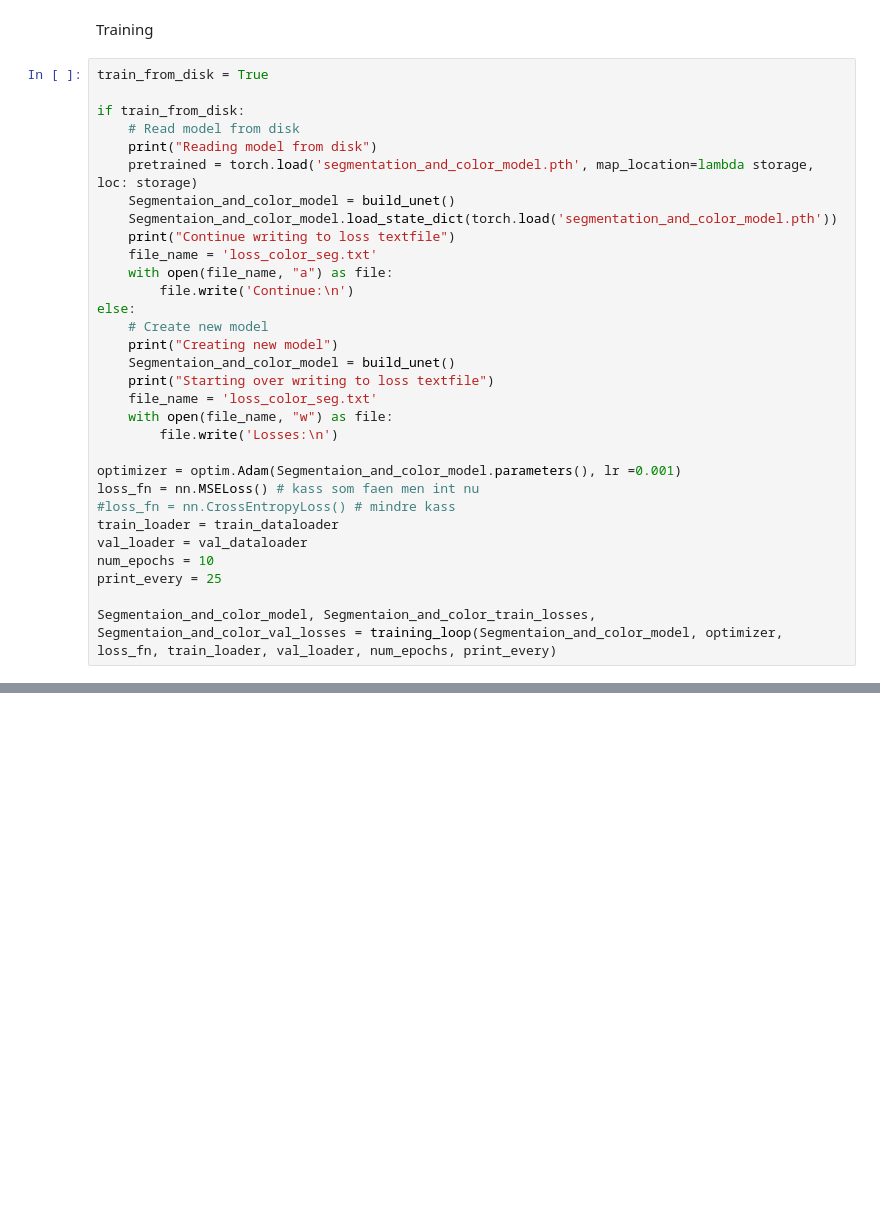
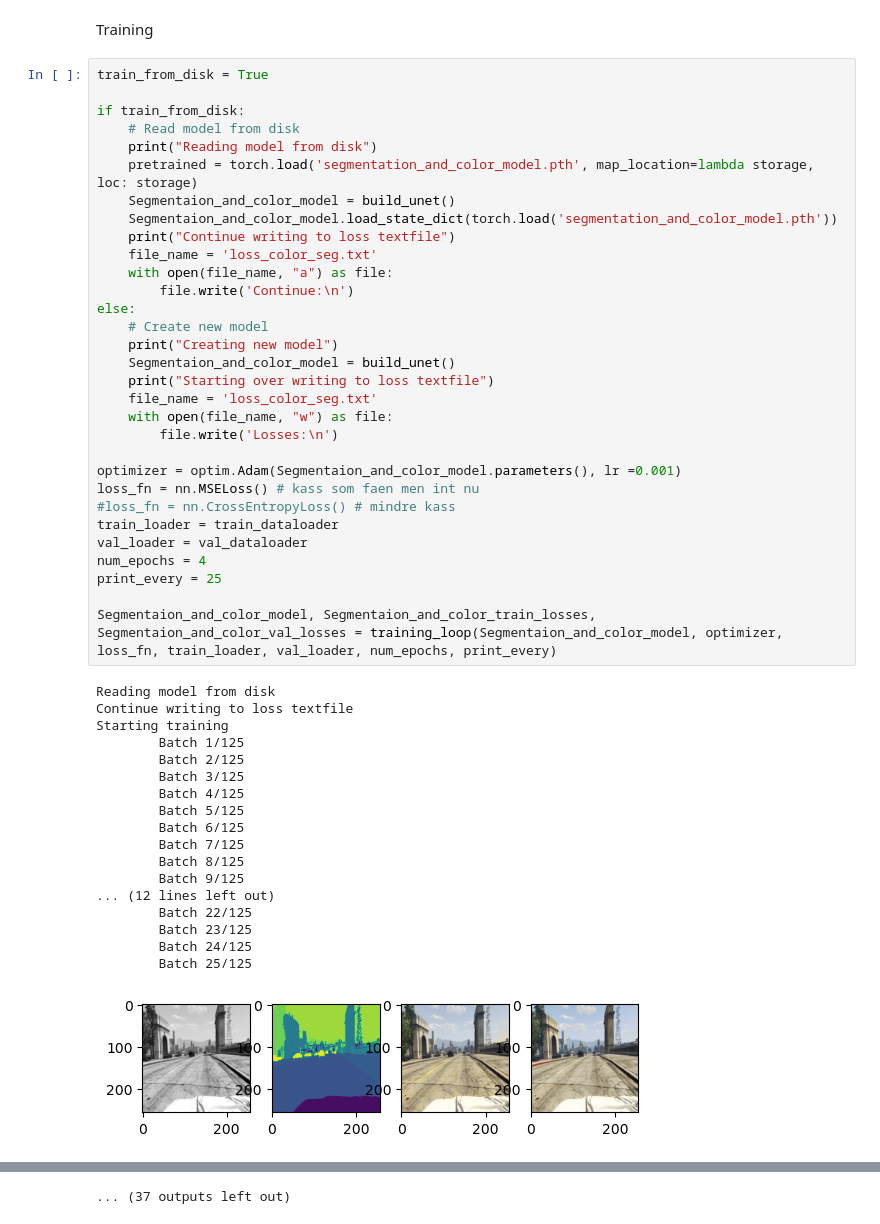
Before and after one commit to DaniSode/DML-project, a Jupyter notebook: Project/DML_project_color_with_seg.ipynb, the cells around one changed output, grey strips where cells are left out. Saved outputs shown, nothing was run; the diff lists cells and outputs as text; blank space fills up the shorter version.

```diff
--- a/Project/DML_project_color_with_seg.ipynb
+++ b/Project/DML_project_color_with_seg.ipynb
@@ -317,31 +312,50 @@ Training
 # %%
 train_from_disk = True
 
 if train_from_disk:
     # Read model from disk
     print("Reading model from disk")
     pretrained = torch.load('segmentation_and_color_model.pth', map_location=lambda storage, loc: storage)
     Segmentaion_and_color_model = build_unet()
     Segmentaion_and_color_model.load_state_dict(torch.load('segmentation_and_color_model.pth'))
     print("Continue writing to loss textfile")
     file_name = 'loss_color_seg.txt'
     with open(file_name, "a") as file:
         file.write('Continue:\n')
 else:
     # Create new model
     print("Creating new model")
     Segmentaion_and_color_model = build_unet()
     print("Starting over writing to loss textfile")
     file_name = 'loss_color_seg.txt'
     with open(file_name, "w") as file:
         file.write('Losses:\n')
 
 optimizer = optim.Adam(Segmentaion_and_color_model.parameters(), lr =0.001)
 loss_fn = nn.MSELoss() # kass som faen men int nu
 #loss_fn = nn.CrossEntropyLoss() # mindre kass
 train_loader = train_dataloader
 val_loader = val_dataloader
-num_epochs = 10
+num_epochs = 4
 print_every = 25
 
 Segmentaion_and_color_model, Segmentaion_and_color_train_losses, Segmentaion_and_color_val_losses = training_loop(Segmentaion_and_color_model, optimizer, loss_fn, train_loader, val_loader, num_epochs, print_every)
+# %% [output]
+Reading model from disk
+Continue writing to loss textfile
+Starting training
+        Batch 1/125
+        Batch 2/125
+        Batch 3/125
+        Batch 4/125
+        Batch 5/125
+        Batch 6/125
+        Batch 7/125
+        Batch 8/125
+        Batch 9/125
+... (12 lines left out)
+        Batch 22/125
+        Batch 23/125
+        Batch 24/125
+        Batch 25/125
+[figure, added]
@@ -347,0 +436 @@ Segmentaion_and_color_model, Segmentaion_and_color_train_losses, Segmentaion_and
+... (37 outputs left out)
```
Also changed, not shown: parts of 2 cells of this notebook, 8 other files.
